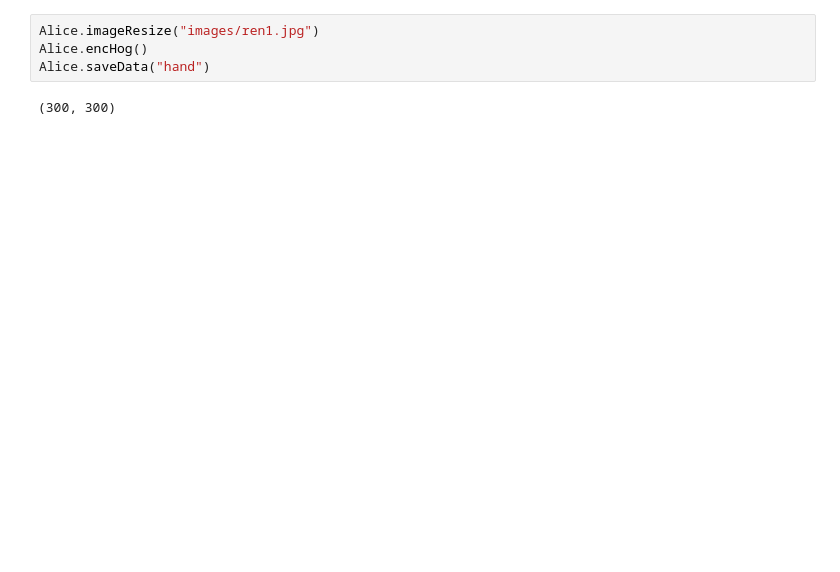
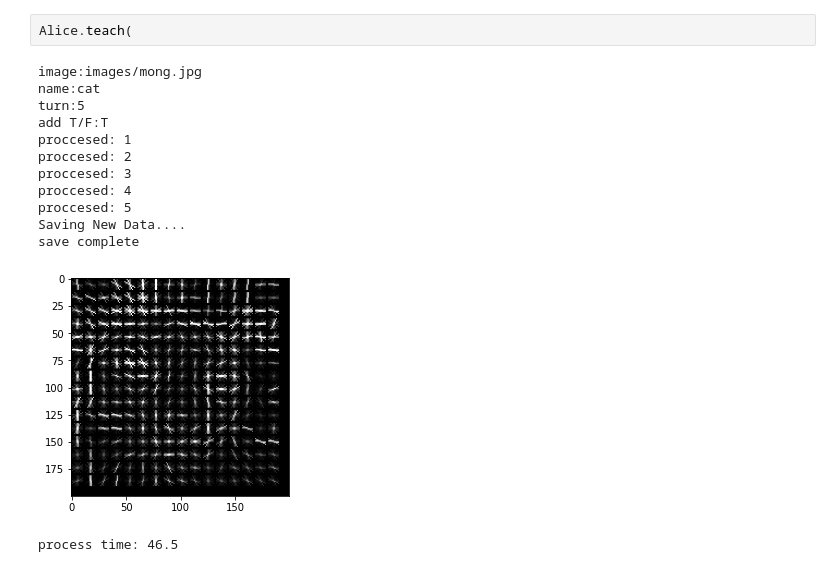
Before and after one commit to callmemark/AI-s, a Jupyter notebook: Eye_AI/EyeAI.ipynb, the cells around one changed output. Drawn from its saved outputs; the diff is of its cells as text; blank space fills up the shorter version.

```diff
--- a/Eye_AI/EyeAI.ipynb
+++ b/Eye_AI/EyeAI.ipynb
@@ -63,9 +169,19 @@ Alice = EyeAI()
-# %%
-Alice.imageResize("images/ren1.jpg")
-Alice.encHog()
-Alice.saveData("hand")
-# %% [output]
-(300, 300)
+# %%
+Alice.teach(
+# %% [output]
+image:images/mong.jpg
+name:cat
+turn:5
+add T/F:T
+proccesed: 1
+proccesed: 2
+proccesed: 3
+proccesed: 4
+proccesed: 5
+Saving New Data....
+save complete
+[figure, added]
+process time: 46.5
 # %%
 pd.read_csv("EyeAI_DataSets.csv")
 # %% [output]
```
Also changed, not shown: parts of 7 cells of this notebook, 1 other file.
